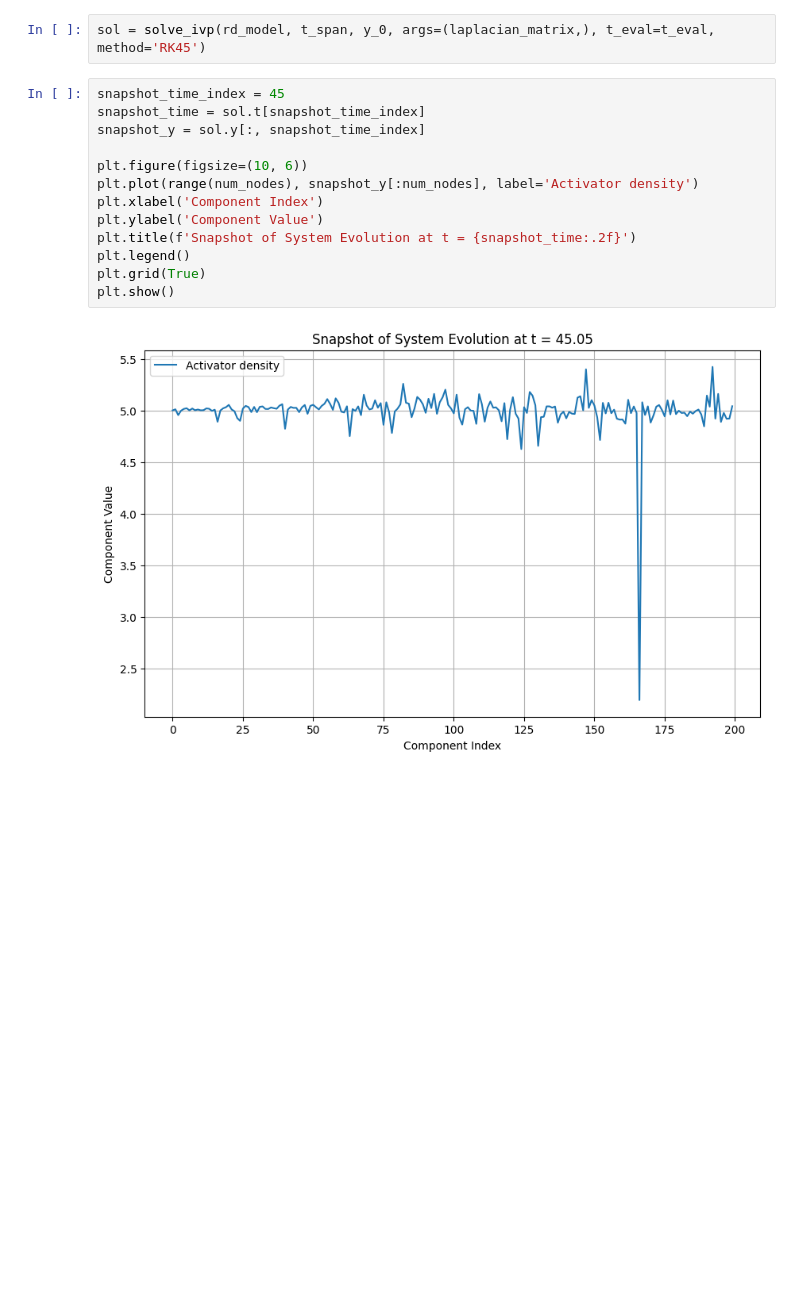
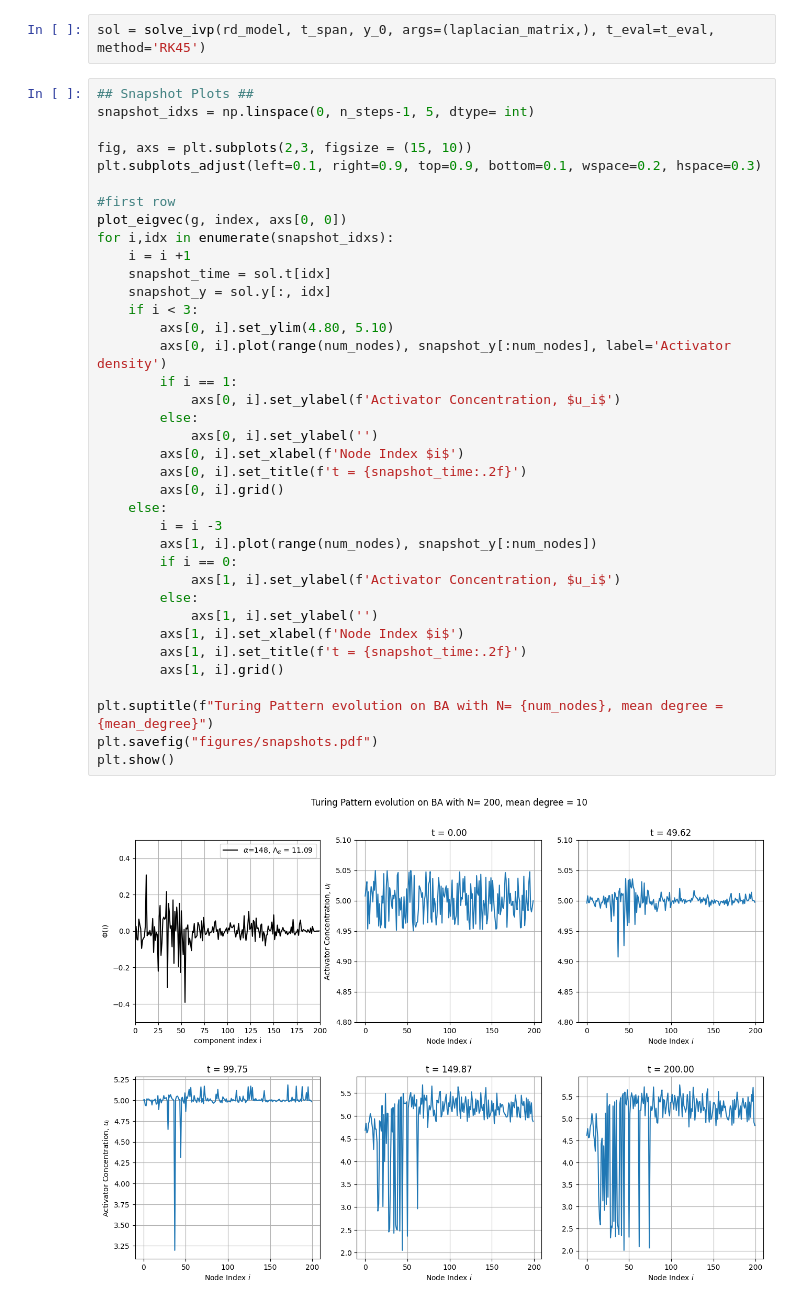
Before and after one commit to miriamzara/ComplexNet_project, a Jupyter notebook: project_18/code/turing_network_simulation.ipynb, the cells around one changed output. Drawn from its saved outputs; the diff is of its cells as text; blank space fills up the shorter version.

```diff
--- a/project_18/code/turing_network_simulation.ipynb
+++ b/project_18/code/turing_network_simulation.ipynb
@@ -156,19 +153,43 @@ t_eval = np.linspace(t_span[0], t_span[1], 1000)
 # %%
 sol = solve_ivp(rd_model, t_span, y_0, args=(laplacian_matrix,), t_eval=t_eval, method='RK45')
-# %%
-snapshot_time_index = 45
-snapshot_time = sol.t[snapshot_time_index]
-snapshot_y = sol.y[:, snapshot_time_index]
-
-plt.figure(figsize=(10, 6))
-plt.plot(range(num_nodes), snapshot_y[:num_nodes], label='Activator density')
-plt.xlabel('Component Index')
-plt.ylabel('Component Value')
-plt.title(f'Snapshot of System Evolution at t = {snapshot_time:.2f}')
-plt.legend()
-plt.grid(True)
-plt.show()
-# %% [output]
-[figure, removed]
+# %%
+## Snapshot Plots ##
+snapshot_idxs = np.linspace(0, n_steps-1, 5, dtype= int)
+
+fig, axs = plt.subplots(2,3, figsize = (15, 10))
+plt.subplots_adjust(left=0.1, right=0.9, top=0.9, bottom=0.1, wspace=0.2, hspace=0.3)
+
+#first row
+plot_eigvec(g, index, axs[0, 0])
+for i,idx in enumerate(snapshot_idxs):
+    i = i +1
+    snapshot_time = sol.t[idx]
+    snapshot_y = sol.y[:, idx]
+    if i < 3:
+        axs[0, i].set_ylim(4.80, 5.10)
+        axs[0, i].plot(range(num_nodes), snapshot_y[:num_nodes], label='Activator density')
+        if i == 1:
+            axs[0, i].set_ylabel(f'Activator Concentration, $u_i$')
+        else:
+            axs[0, i].set_ylabel('')
+        axs[0, i].set_xlabel(f'Node Index $i$')
+        axs[0, i].set_title(f't = {snapshot_time:.2f}')
+        axs[0, i].grid()
+    else:
+        i = i -3
+        axs[1, i].plot(range(num_nodes), snapshot_y[:num_nodes])
+        if i == 0:
+            axs[1, i].set_ylabel(f'Activator Concentration, $u_i$')
+        else:
+            axs[1, i].set_ylabel('')
+        axs[1, i].set_xlabel(f'Node Index $i$')
+        axs[1, i].set_title(f't = {snapshot_time:.2f}')
+        axs[1, i].grid()
+
+plt.suptitle(f"Turing Pattern evolution on BA with N= {num_nodes}, mean degree = {mean_degree}")
+plt.savefig("figures/snapshots.pdf")
+plt.show()
+# %% [output]
+[figure, added]
 # %%
 import matplotlib.animation as animation
```
Also changed, not shown: parts of 3 cells of this notebook, 2 other files.
